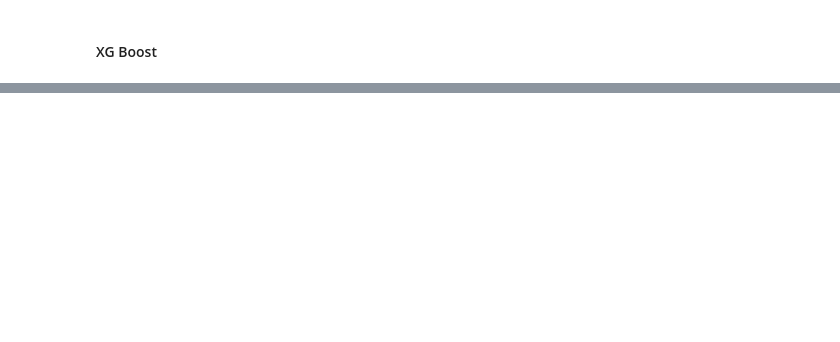
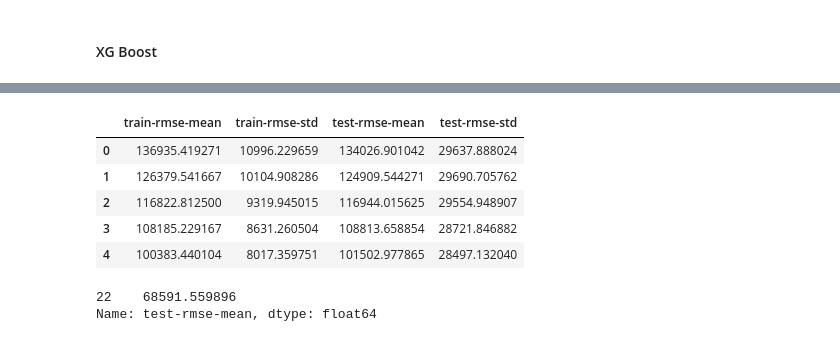
Before and after one commit to MoshaLangerak/Data_Challenge_2_Group_18, a Jupyter notebook: DC_2_FinalSubmit.ipynb, the cells around one changed output, grey strips where cells are left out. Cells and saved outputs as stored; diff of their text form; code cells hidden in the pictures; blank space fills up the shorter version.

```diff
--- a/DC_2_FinalSubmit.ipynb
+++ b/DC_2_FinalSubmit.ipynb
@@ -823,0 +1014,2 @@ tree.plot_tree(clf);
+# %%
+X, y = data.iloc[:,:-1],data.iloc[:,-1]
@@ -823,0 +1044,14 @@ tree.plot_tree(clf);
+# %%
+cv_results.head()
+# %% [output]
+|  | train-rmse-mean | train-rmse-std | test-rmse-mean | test-rmse-std |
+| 0 | 136935.419271 | 10996.229659 | 134026.901042 | 29637.888024 |
+| 1 | 126379.541667 | 10104.908286 | 124909.544271 | 29690.705762 |
+| 2 | 116822.812500 | 9319.945015 | 116944.015625 | 29554.948907 |
+| 3 | 108185.229167 | 8631.260504 | 108813.658854 | 28721.846882 |
+| 4 | 100383.440104 | 8017.359751 | 101502.977865 | 28497.132040 |
+# %%
+print((cv_results["test-rmse-mean"]).tail(1))
+# %% [output]
+22    68591.559896
+Name: test-rmse-mean, dtype: float64
```
Also changed, not shown: parts of 37 cells of this notebook, 2 other files.
